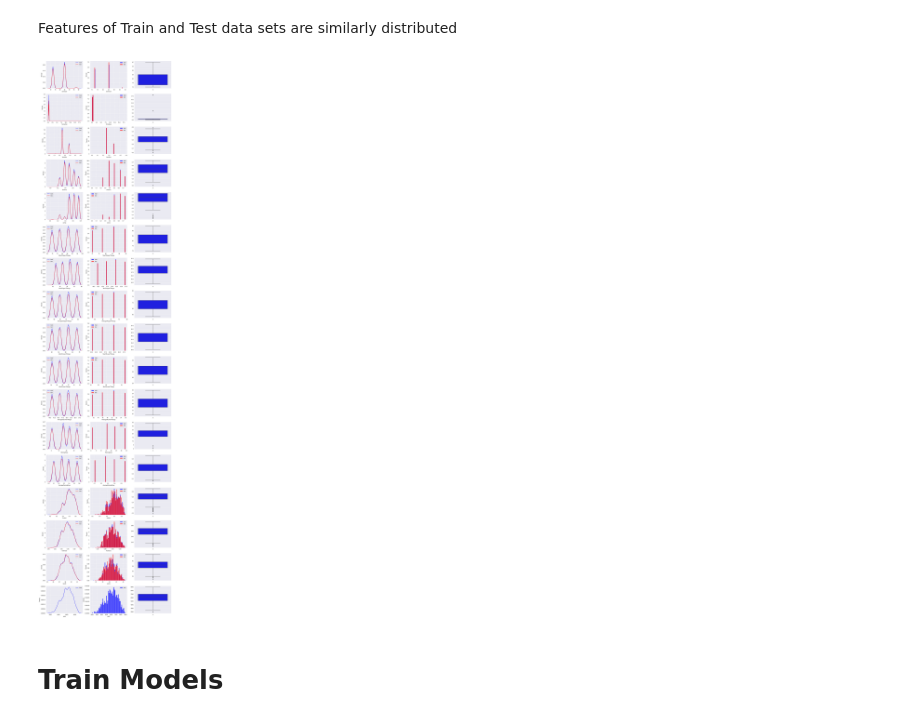
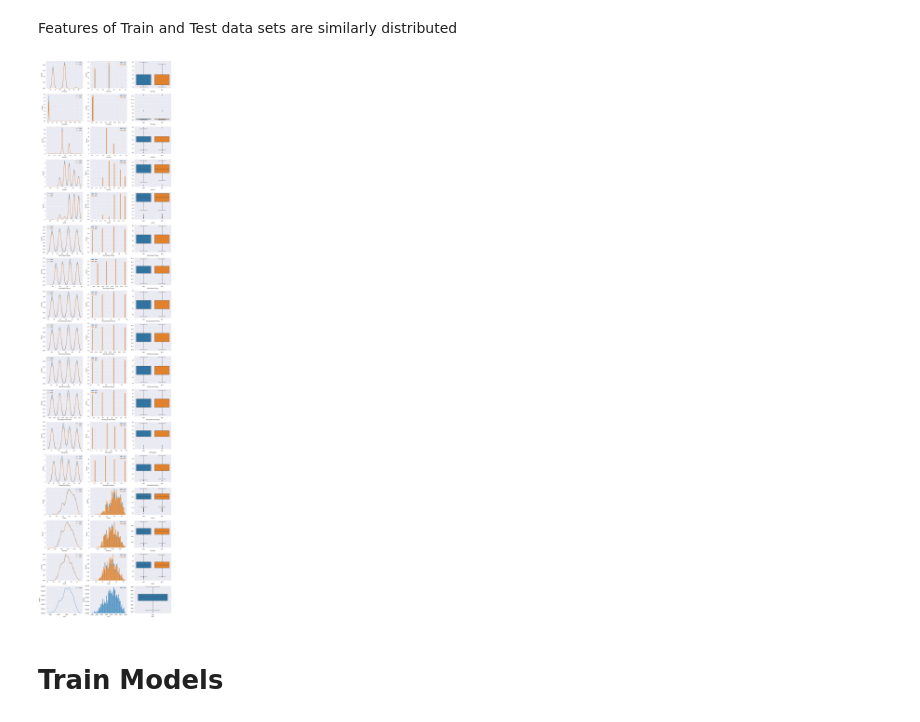
Before and after one commit to mnokno/WildBlueberryYieldPrediction, a Jupyter notebook: WildBlueberryYieldPrediction/src/WildBlueberryYieldPrediction.ipynb, the cells around one changed output. Saved outputs shown, nothing was run; the diff lists cells and outputs as text; code cells hidden in the pictures.

Commit message:
Made distribution graphs more detailed and clearer

```diff
--- a/WildBlueberryYieldPrediction/src/WildBlueberryYieldPrediction.ipynb
+++ b/WildBlueberryYieldPrediction/src/WildBlueberryYieldPrediction.ipynb
@@ -88,26 +88,31 @@ Features of Train and Test data sets are similarly distributed
 # %%
 fig, axes = plt.subplots(nrows=len(df_train.select_dtypes(include='number').columns), ncols=3, figsize=(18, 80))
 axes = axes.flatten()
 
 i = 0
 for col in df_train.select_dtypes(include='number').columns:
-    sns.kdeplot(df_train[col], color='blue', label='train', ax=axes[i], fill=False)
-    sns.histplot(df_train[col], color="blue", label='train', ax=axes[i + 1], stat="density", bins=50)
-    sns.boxplot(df_train[col], color='blue', ax=axes[i + 2])
+    sns.kdeplot(df_train[col], label='train', ax=axes[i], fill=False)
+    sns.histplot(df_train[col], label='train', ax=axes[i + 1], stat="density", bins=50)
 
     if col != 'yield':
-        sns.kdeplot(df_test[col], color='red', label='test', ax=axes[i], fill=False)
-        sns.histplot(df_test[col], color="red", label='test', ax=axes[i + 1], stat="density", bins=50)
-        #sns.boxplot(df_test[col], color='red', ax=axes[i + 2])
+        sns.kdeplot(df_test[col], label='test', ax=axes[i], fill=False)
+        sns.histplot(df_test[col], label='test', ax=axes[i + 1], stat="density", bins=50)
+
+    if col != 'yield':
+        tmp_data = pd.DataFrame({"train": df_train[col], "test": df_test[col]})
+        sns.boxplot(data=tmp_data, ax=axes[i + 2])
+    else:
+        tmp_data = pd.DataFrame({"train": df_train[col]})
+        sns.boxplot(data=tmp_data, ax=axes[i + 2])
+    axes[i + 2].set_xlabel(col)
 
     axes[i].legend()
     axes[i + 1].legend()
-    #axes[i + 2].legend()
     i += 3
 
 plt.show()
 # %% [output]
-[figure, old version]
+[figure, new version]
 # %% [markdown]
 # Train Models
 # %%
```
